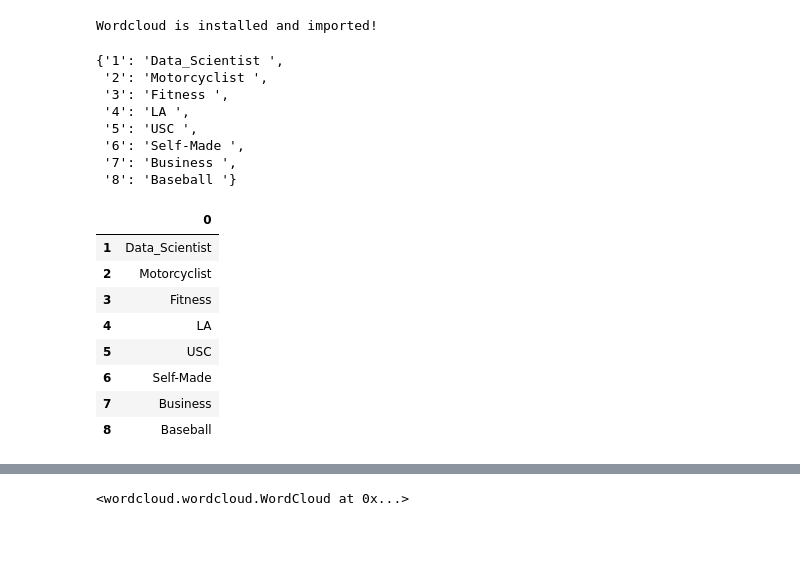
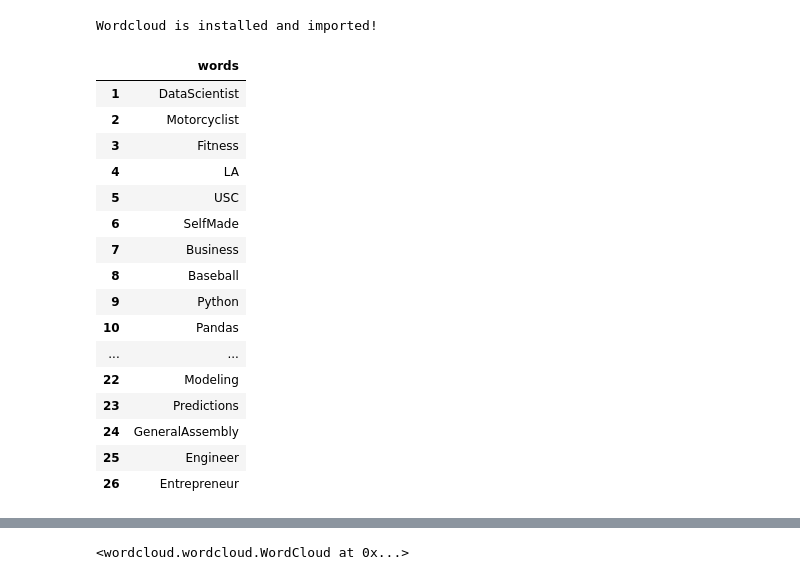
Before and after one commit to mariojrgithub/wordcloud_logo, a Jupyter notebook: logo.ipynb, the cells around one changed output, grey strips where cells are left out. Saved outputs shown, nothing was run; the diff lists cells and outputs as text; code cells hidden in the pictures; blank space fills up the shorter version.

```diff
--- a/logo.ipynb
+++ b/logo.ipynb
@@ -16,11 +13,0 @@ words = {'1':'Data_Scientist ', '2':'Motorcyclist ',
-# %%
-words
-# %% [output]
-{'1': 'Data_Scientist ',
- '2': 'Motorcyclist ',
- '3': 'Fitness ',
- '4': 'LA ',
- '5': 'USC ',
- '6': 'Self-Made ',
- '7': 'Business ',
- '8': 'Baseball '}
@@ -27,13 +20,32 @@ words
+# %%
+words = {'1':'DataScientist ', '2':'Motorcyclist ',
+         '3':'Fitness ', '4':'LA ', '5':'USC ',
+         '6':'SelfMade ', '7':'Business ', '8':'Baseball ',
+         '9':'Python ', '10':'Pandas ', '11':'Machine Learning',
+         '12':'SQL ', '13':'Analyst ', '14':'git ', '15':'Optimization ',
+         '16':'Cubs ', '17':'AI ', '18':'Classification ',
+         '19':'Regression ', '20':'Matplotlib ', '21':'Numpy ',
+         '22':'Modeling ', '23':'Predictions ', '24':'GeneralAssembly ',
+         '25':'Engineer ', '26':'Entrepreneur '}
 # %%
-df = pd.DataFrame.from_dict(words, orient='index')
+# create dataframe of words
+df = pd.DataFrame.from_dict(words, orient='index', columns = ['words'])
 df
 # %% [output]
-|  | 0 |
-| 1 | Data_Scientist |
+|  | words |
+| 1 | DataScientist |
 | 2 | Motorcyclist |
 | 3 | Fitness |
 | 4 | LA |
 | 5 | USC |
-| 6 | Self-Made |
+| 6 | SelfMade |
 | 7 | Business |
 | 8 | Baseball |
+| 9 | Python |
+| 10 | Pandas |
+| ... | ... |
+| 22 | Modeling |
+| 23 | Predictions |
+| 24 | GeneralAssembly |
+| 25 | Engineer |
+| 26 | Entrepreneur |
```
Also changed, not shown: parts of 25 cells of this notebook.
